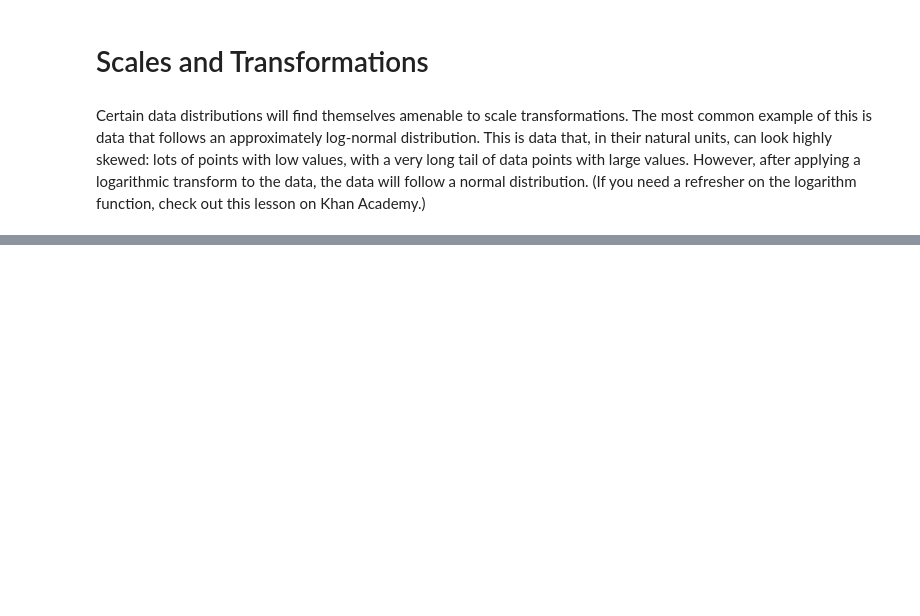
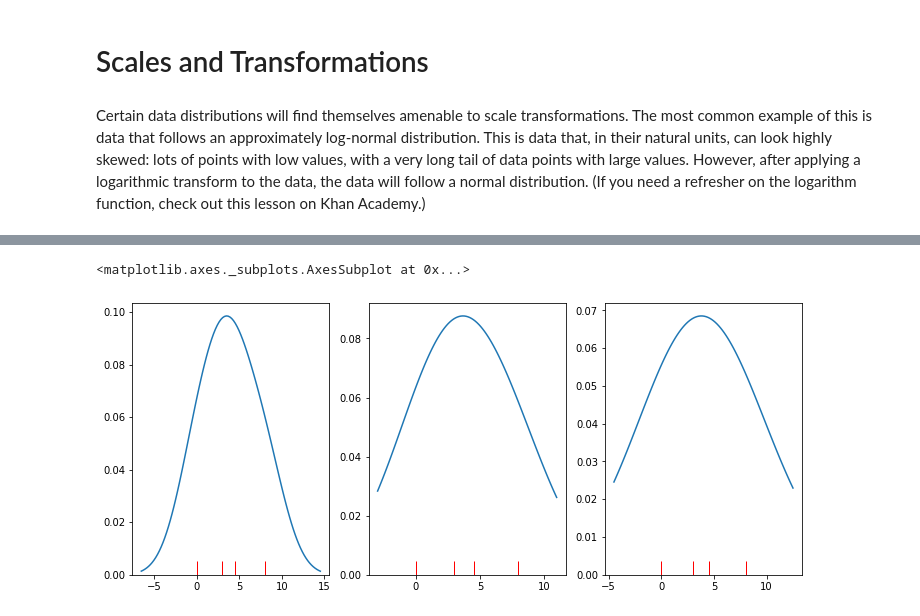
Before and after one commit to zhecho/AIPND, a Jupyter notebook: Notes/Matplotlib_Notes.ipynb, the cells around one changed output, grey strips where cells are left out. Saved outputs shown, nothing was run; the diff lists cells and outputs as text; code cells hidden in the pictures; blank space fills up the shorter version.

```diff
--- a/Notes/Matplotlib_Notes.ipynb
+++ b/Notes/Matplotlib_Notes.ipynb
@@ -288,0 +360,20 @@ Certain data distributions will find themselves amenable to scale transformation
+# %%
+data = [0.0, 3.0, 4.5, 8.0]
+plt.figure(figsize = [12, 5])
+
+# left plot: showing kde lumps with the default settings
+plt.subplot(1, 3, 1)
+sb.distplot(data, hist = False, rug = True, rug_kws = {'color' : 'r'})
+
+# central plot: kde with narrow bandwidth to show individual probability lumps
+plt.subplot(1, 3, 2)
+sb.distplot(data, hist = False, rug = True, rug_kws = {'color' : 'r'},
+            kde_kws = {'bw' : 1})
+
+# right plot: choosing a different, triangular kernel function (lump shape)
+plt.subplot(1, 3, 3)
+sb.distplot(data, hist = False, rug = True, rug_kws = {'color' : 'r'},
+            kde_kws = {'bw' : 1.5, 'kernel' : 'tri'})
+# %% [output]
+<matplotlib.axes._subplots.AxesSubplot at 0x...>
+[figure, added]
```
Also changed, not shown: parts of 43 cells of this notebook, 2 other files.
